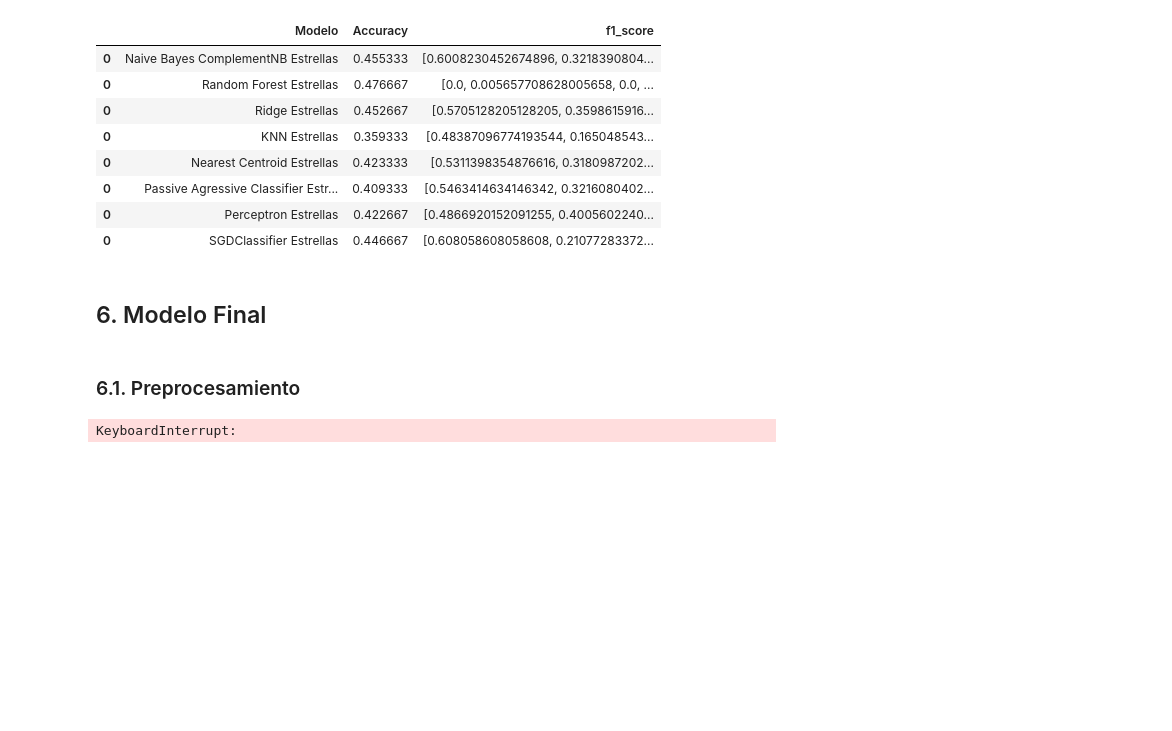
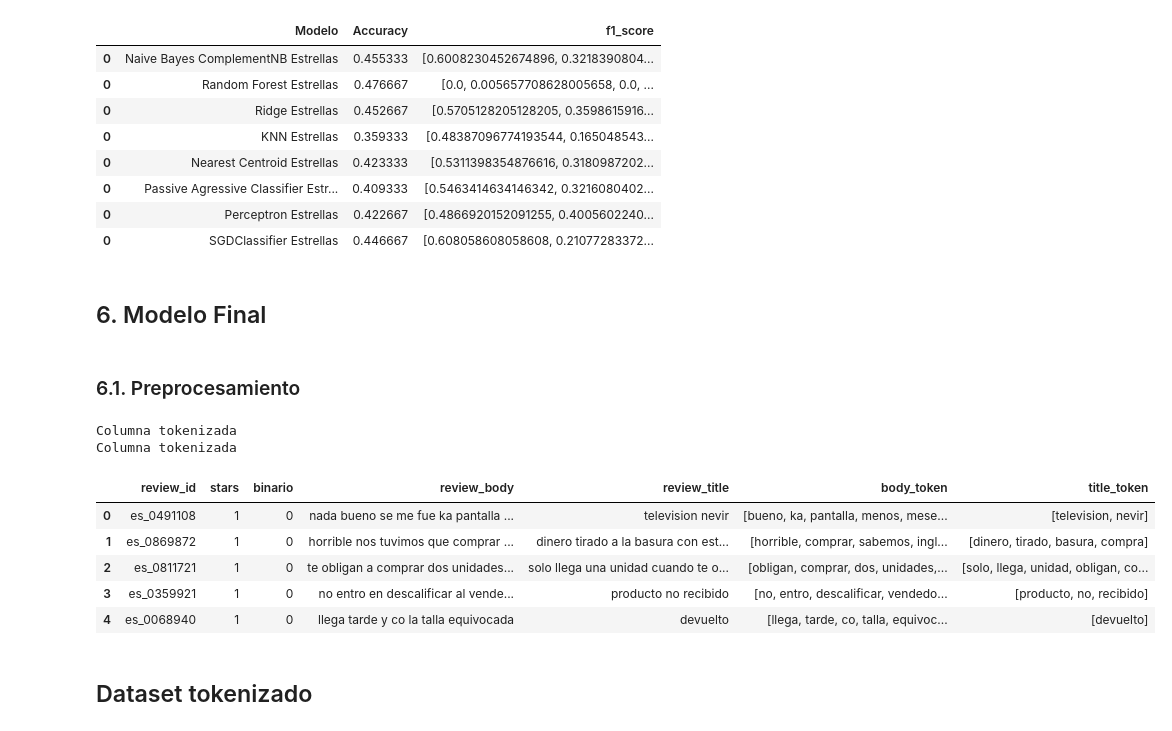
Before and after one commit to valeriaortizl/amazon_ratings_prediction, a Jupyter notebook: DS_Proyecto_03_NLP_v2.ipynb, the cells around one changed output. Saved outputs shown, nothing was run; the diff lists cells and outputs as text; code cells hidden in the pictures; blank space fills up the shorter version.

```diff
--- a/DS_Proyecto_03_NLP_v2.ipynb
+++ b/DS_Proyecto_03_NLP_v2.ipynb
@@ -1236,7 +1218,15 @@ def limpieza(dev):
 # %%
-train.review_body, train.review_                                                                                title = limpieza(train)
-train_token = tokenizar(train)
-train_token.head()
+train.review_body, train.review_title = limpieza(train)
-# %% [output]
-KeyboardInterrupt:
+# %%
+ptrain_token = tokenizar(ptrain)
+ptrain_token.head()
+# %% [output]
+Columna tokenizada
+Columna tokenizada
+|  | review_id | stars | binario | review_body | review_title | body_token | title_token |
+| 0 | es_0491108 | 1 | 0 | nada bueno se me fue ka pantalla ... | television nevir | [bueno, ka, pantalla, menos, mese... | [television, nevir] |
+| 1 | es_0869872 | 1 | 0 | horrible nos tuvimos que comprar ... | dinero tirado a la basura con est... | [horrible, comprar, sabemos, ingl... | [dinero, tirado, basura, compra] |
+| 2 | es_0811721 | 1 | 0 | te obligan a comprar dos unidades... | solo llega una unidad cuando te o... | [obligan, comprar, dos, unidades,... | [solo, llega, unidad, obligan, co... |
+| 3 | es_0359921 | 1 | 0 | no entro en descalificar al vende... | producto no recibido | [no, entro, descalificar, vendedo... | [producto, no, recibido] |
+| 4 | es_0068940 | 1 | 0 | llega tarde y co la talla equivocada | devuelto | [llega, tarde, co, talla, equivoc... | [devuelto] |
 # %%
@@ -1250,0 +1241,2 @@ get_freqs(train_token,'body_lemma','Body de los review')
+# %% [markdown]
+## Dataset tokenizado
```
Also changed, not shown: parts of 17 cells of this notebook.
